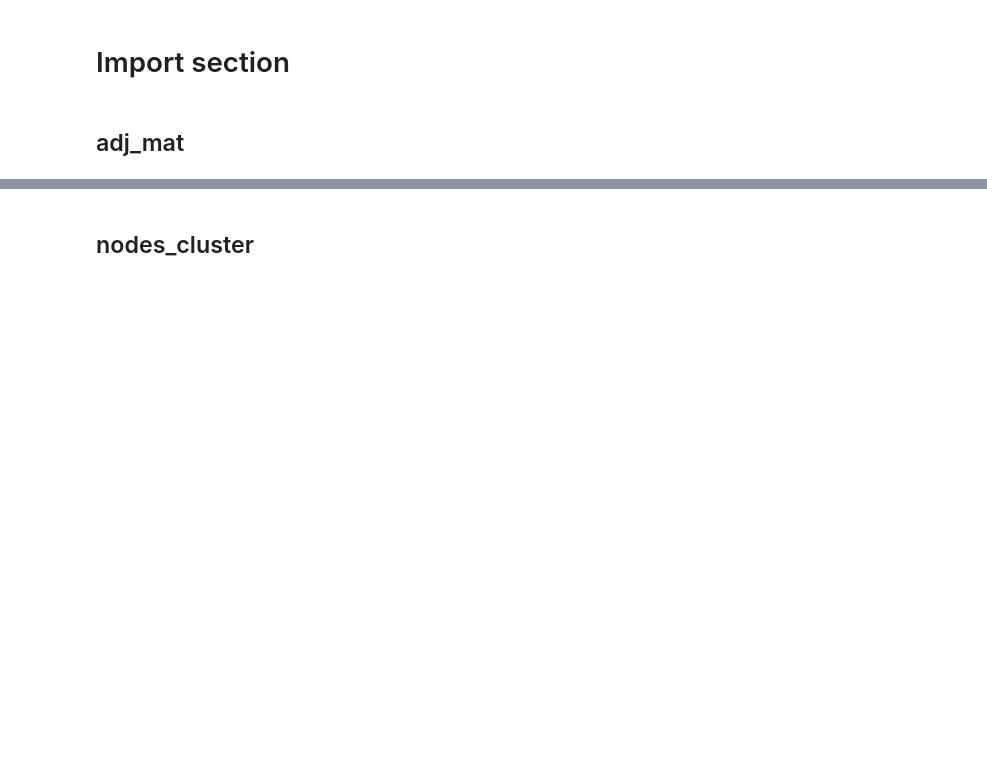
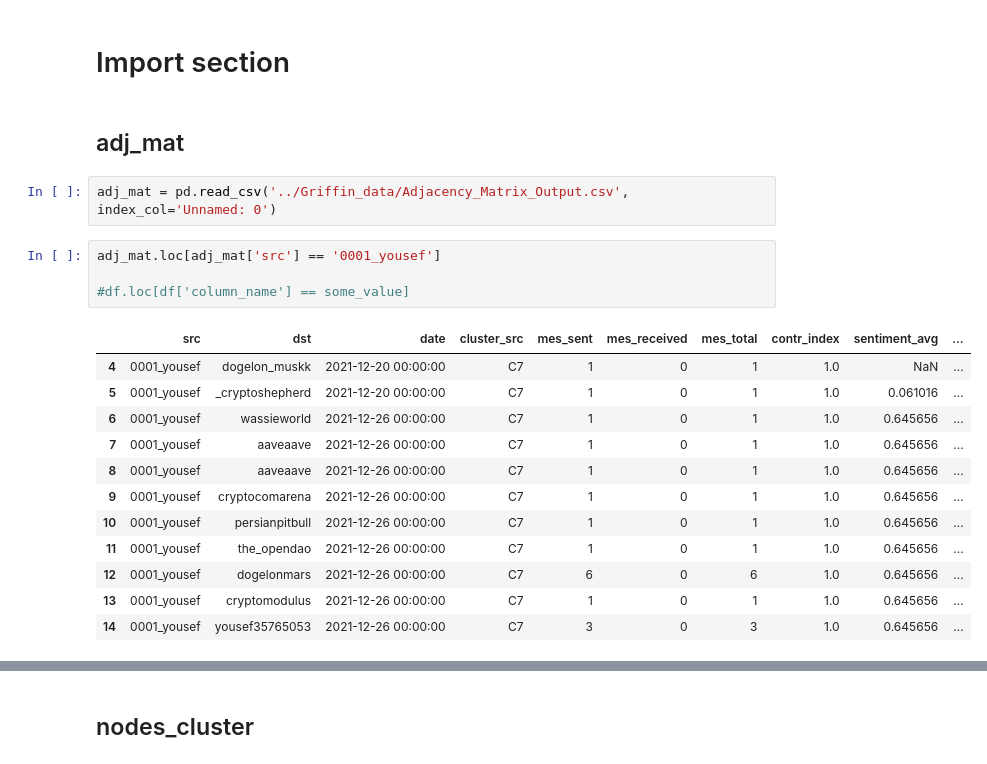
Before and after one commit to christianschwendner/coins_2122, a Jupyter notebook: Model/Model.ipynb, the cells around one changed output, grey strips where cells are left out. Cells and saved outputs as stored; diff of their text form; blank space fills up the shorter version.

```diff
--- a/Model/Model.ipynb
+++ b/Model/Model.ipynb
@@ -7,3 +9,22 @@
 # Import section
 # %% [markdown]
 ## adj_mat
+# %%
+adj_mat = pd.read_csv('../Griffin_data/Adjacency_Matrix_Output.csv', index_col='Unnamed: 0')
+# %%
+adj_mat.loc[adj_mat['src'] == '0001_yousef']
+
+#df.loc[df['column_name'] == some_value]
+# %% [output]
+|  | src | dst | date | cluster_src | mes_sent | mes_received | mes_total | contr_index | sentiment_avg | ... |
+| 4 | 0001_yousef | dogelon_muskk | 2021-12-20 00:00:00 | C7 | 1 | 0 | 1 | 1.0 | NaN | ... |
+| 5 | 0001_yousef | _cryptoshepherd | 2021-12-20 00:00:00 | C7 | 1 | 0 | 1 | 1.0 | 0.061016 | ... |
+| 6 | 0001_yousef | wassieworld | 2021-12-26 00:00:00 | C7 | 1 | 0 | 1 | 1.0 | 0.645656 | ... |
+| 7 | 0001_yousef | aaveaave | 2021-12-26 00:00:00 | C7 | 1 | 0 | 1 | 1.0 | 0.645656 | ... |
+| 8 | 0001_yousef | aaveaave | 2021-12-26 00:00:00 | C7 | 1 | 0 | 1 | 1.0 | 0.645656 | ... |
+| 9 | 0001_yousef | cryptocomarena | 2021-12-26 00:00:00 | C7 | 1 | 0 | 1 | 1.0 | 0.645656 | ... |
+| 10 | 0001_yousef | persianpitbull | 2021-12-26 00:00:00 | C7 | 1 | 0 | 1 | 1.0 | 0.645656 | ... |
+| 11 | 0001_yousef | the_opendao | 2021-12-26 00:00:00 | C7 | 1 | 0 | 1 | 1.0 | 0.645656 | ... |
+| 12 | 0001_yousef | dogelonmars | 2021-12-26 00:00:00 | C7 | 6 | 0 | 6 | 1.0 | 0.645656 | ... |
+| 13 | 0001_yousef | cryptomodulus | 2021-12-26 00:00:00 | C7 | 1 | 0 | 1 | 1.0 | 0.645656 | ... |
+| 14 | 0001_yousef | yousef35765053 | 2021-12-26 00:00:00 | C7 | 3 | 0 | 3 | 1.0 | 0.645656 | ... |
```
Also changed, not shown: parts of 15 cells of this notebook.
